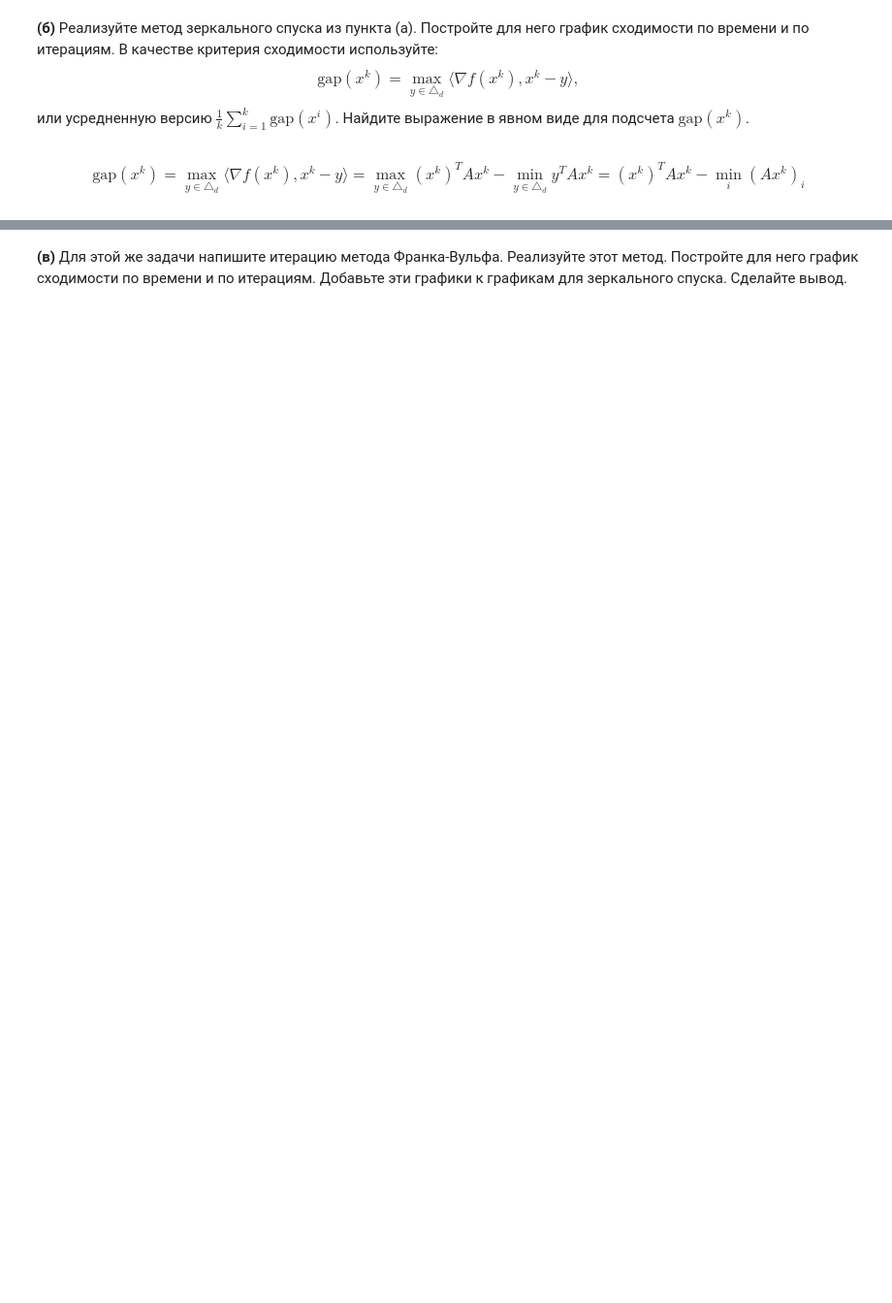
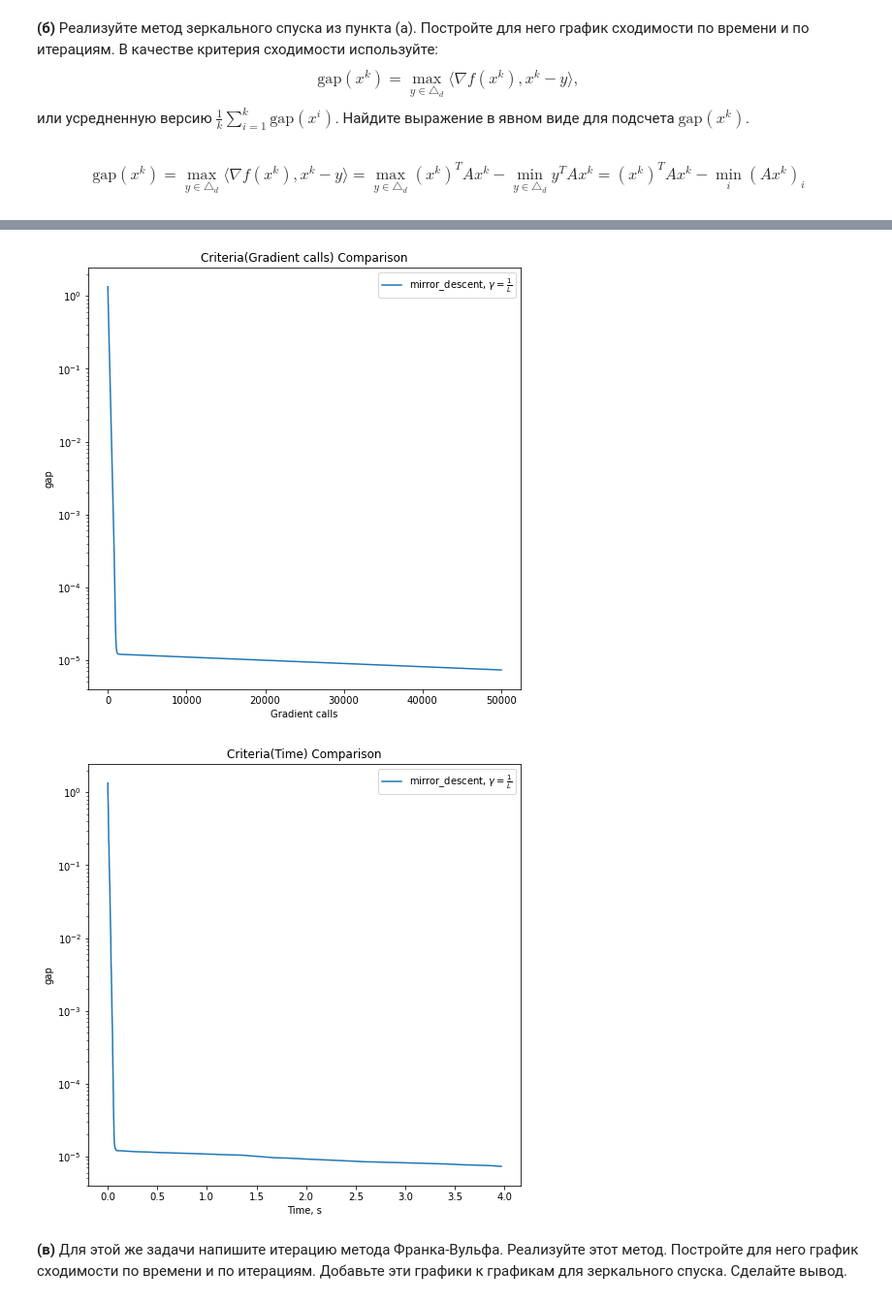
Before and after one commit to k2a07/MIPT-homeworks, a Jupyter notebook: Acharya_Kirill_Optimization_HW_4.ipynb, the cells around one changed output, grey strips where cells are left out. Shown at 97% size. Drawn from its saved outputs; the diff is of its cells as text; code cells hidden in the pictures; blank space fills up the shorter version.

```diff
--- a/Acharya_Kirill_Optimization_HW_4.ipynb
+++ b/Acharya_Kirill_Optimization_HW_4.ipynb
@@ -120,2 +56,44 @@ WARNING:matplotlib.legend:No artists with labels found to put in legend.  Note t
+# %%
+#optimization problem
+args = {}
+args['L'], args['mu'], args['d'] = 1000, 1, 100
+args['A'] = opt.gen_A(args['d'], args['mu'], args['L'])
+x_0 = np.array([1/args['d'] for i in range(args['d'])])
+
+args['n'] = 1 #not to have mistake with sara
+
+def f(x, args):
+    return 1/2 * x.T @ args['A'] @ x
+
+def grad_f(x, args):
+    return args['A'] @ x
+# %%
+times_list, iterations_list, differences_list, labels_list = [], [], [], []
+# %%
+#Mirror Descent
+n_iter = 50000
+iterations = [i for i in range(n_iter)]
+def gamma(k, f, grad_f, x_k, x_true, args):
+        return 1 / args['L']
+
+mirror_descent = opt.GradientOptimizer(f, grad_f, x_0 = x_0, criterium = 'gap',
+                        args = args, n_iter = n_iter, gamma_k = gamma, mirror_descent_activate=True)
+
+points_arr, differences_arr, times_arr, acc_arr = mirror_descent.descent()
+times_list.append(times_arr)
+iterations_list.append(iterations)
+differences_list.append(differences_arr)
+labels_list.append(r'mirror_descent, $\gamma = \frac{1}{L}$')
+# %%
+opt.plot_graphs(iterations_list, differences_list, x_label = "Iterations",
+                lines_labels = labels_list, title = 'Criteria(Iterations) Comparison', logscale = True,
+                criteria_type = "gap")
+
+opt.plot_graphs(times_list, differences_list, x_label = "Time, s",
+                lines_labels = labels_list, title = 'Criteria(Time) Comparison', logscale = True,
+                criteria_type = "gap")
+# %% [output]
+[figure, added]
+[figure, added]
 # %% [markdown]
 __(в)__ Для этой же задачи напишите итерацию метода Франка-Вульфа. Реализуйте этот метод. Постройте для него график сходимости по времени и по итерациям. Добавьте эти графики к графикам для зеркального спуска. Сделайте вывод.
```
Also changed, not shown: parts of 21 cells of this notebook, 1 other file.
